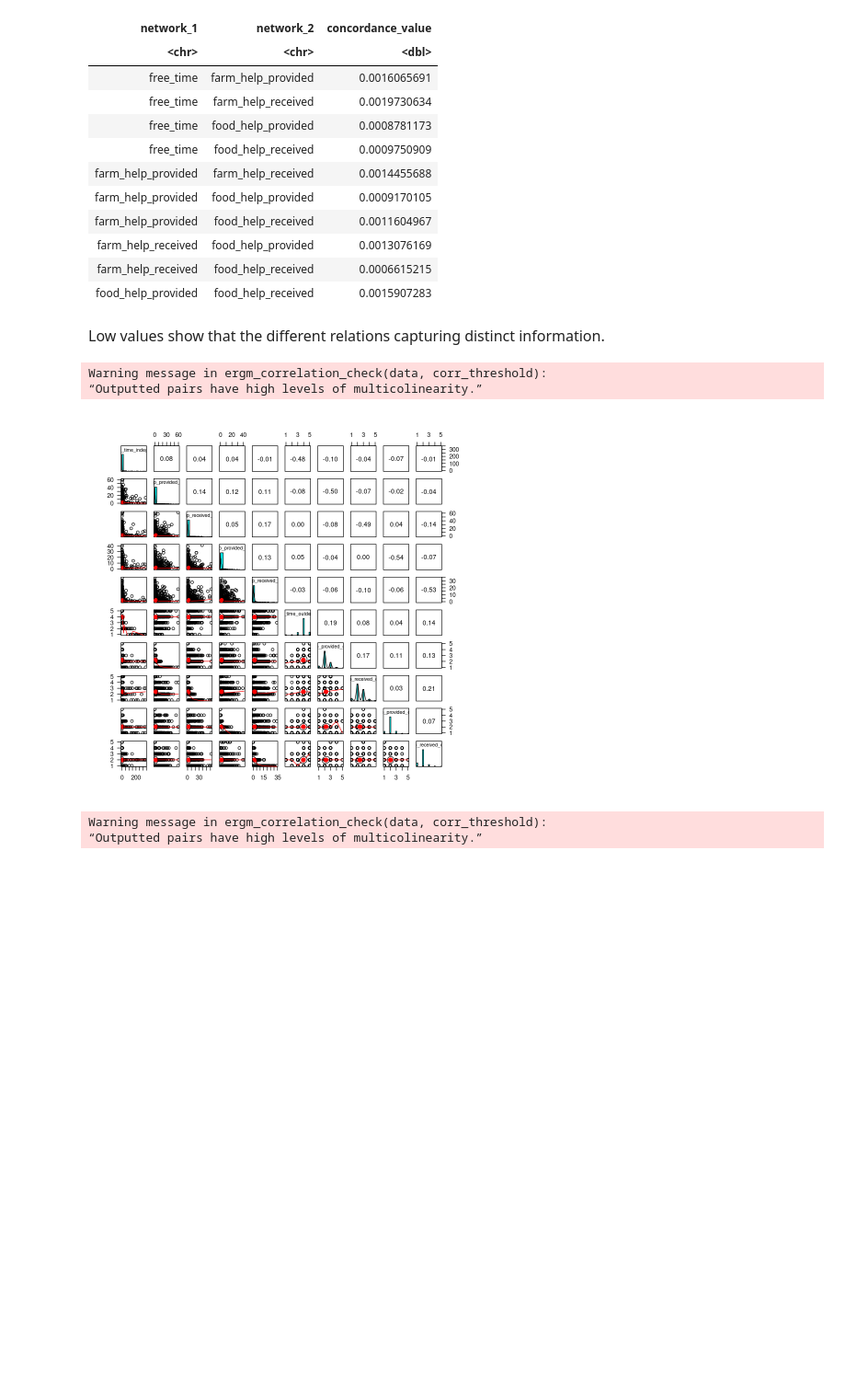
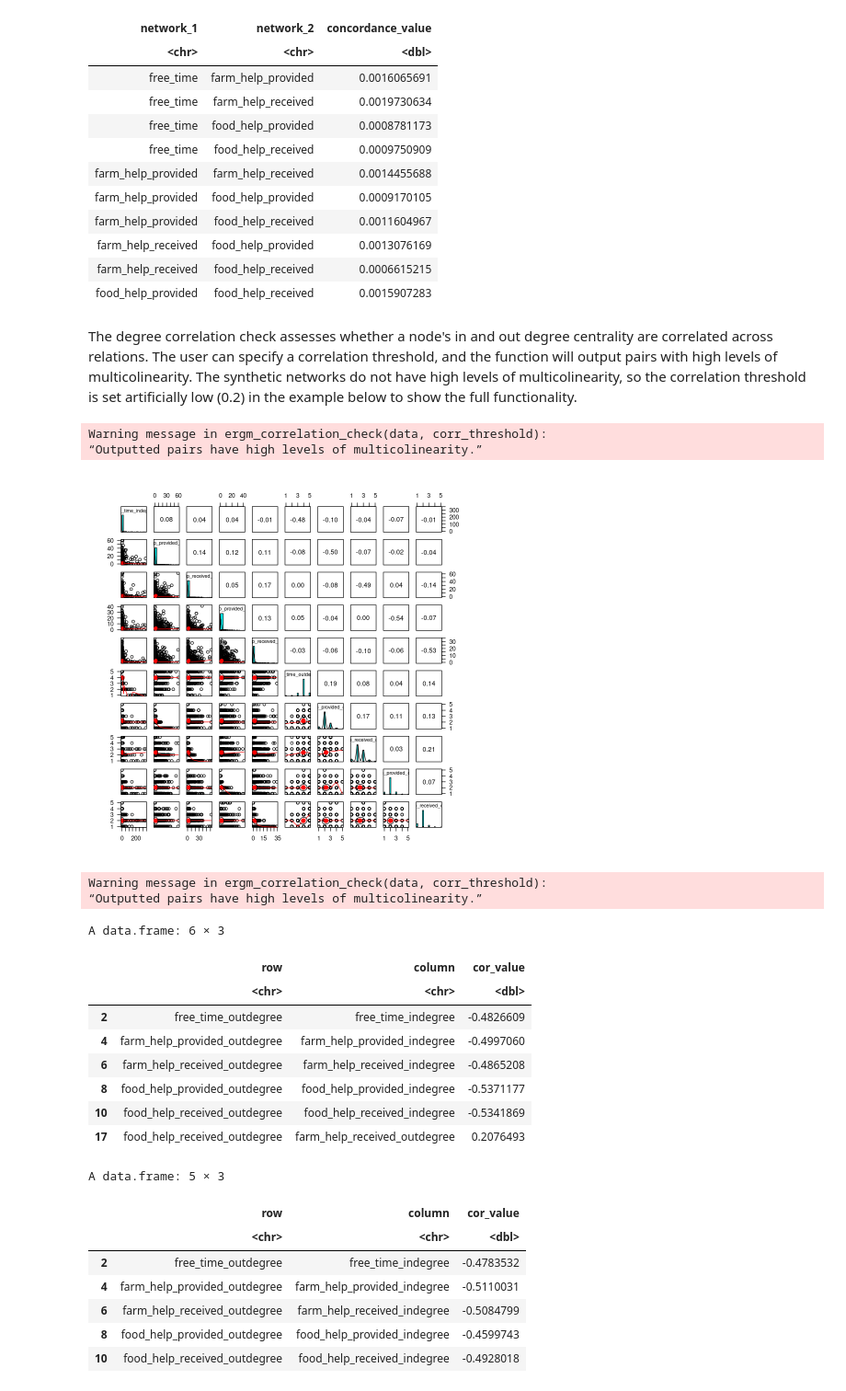
Before and after one commit to tmbarrett2/ergm-based-diffusion-simulations, a Jupyter notebook: ERGM_diagnostics_demonstration/ERGM_Diagnostics_Demo.ipynb, the cells around one changed output. Shown at 92% size. Drawn from its saved outputs; the diff is of its cells as text; code cells hidden in the pictures; blank space fills up the shorter version.

Commit message:
clean up ergm diagnostic examples

```diff
--- a/ERGM_diagnostics_demonstration/ERGM_Diagnostics_Demo.ipynb
+++ b/ERGM_diagnostics_demonstration/ERGM_Diagnostics_Demo.ipynb
@@ -128,15 +99,34 @@ A data.frame: 10 × 3
 | farm_help_received | food_help_provided | 0.0013076169 |
 | farm_help_received | food_help_received | 0.0006615215 |
 | food_help_provided | food_help_received | 0.0015907283 |
-# %% [markdown]
-<div style="font-size:12pt">Low values show that the different relations capturing distinct information.</div>
+# %% [markdown]
+The degree correlation check assesses whether a node's in and out degree centrality are correlated across relations. The user can specify a correlation threshold, and the function will output pairs with high levels of multicolinearity. The synthetic networks do not have high levels of multicolinearity, so the correlation threshold is set artificially low (0.2) in the example below to show the full functionality.
 # %%
-# Conduct Degree Correlation Checks on Synthetic Networks
-correlation_check_test <- ergm_correlation_check_iterative(synthetic_data, 0.6)
+#   Conduct Degree Correlation Checks on Synthetic Networks
+    correlation_check_test <- ergm_correlation_check_iterative(synthetic_data, 0.2)
+    correlation_check_test$meta_network_1$correlated_pairs
+    correlation_check_test$meta_network_2$correlated_pairs
 # %% [output]
 Warning message in ergm_correlation_check(data, corr_threshold):
 “Outputted pairs have high levels of multicolinearity.”
 [figure]
 Warning message in ergm_correlation_check(data, corr_threshold):
 “Outputted pairs have high levels of multicolinearity.”
+A data.frame: 6 × 3
+|  | row | column | cor_value |
+|  | <chr> | <chr> | <dbl> |
+| 2 | free_time_outdegree | free_time_indegree | -0.4826609 |
+| 4 | farm_help_provided_outdegree | farm_help_provided_indegree | -0.4997060 |
+| 6 | farm_help_received_outdegree | farm_help_received_indegree | -0.4865208 |
+| 8 | food_help_provided_outdegree | food_help_provided_indegree | -0.5371177 |
+| 10 | food_help_received_outdegree | food_help_received_indegree | -0.5341869 |
+| 17 | food_help_received_outdegree | farm_help_received_outdegree | 0.2076493 |
+A data.frame: 5 × 3
+|  | row | column | cor_value |
+|  | <chr> | <chr> | <dbl> |
+| 2 | free_time_outdegree | free_time_indegree | -0.4783532 |
+| 4 | farm_help_provided_outdegree | farm_help_provided_indegree | -0.5110031 |
+| 6 | farm_help_received_outdegree | farm_help_received_indegree | -0.5084799 |
+| 8 | food_help_provided_outdegree | food_help_provided_indegree | -0.4599743 |
+| 10 | food_help_received_outdegree | food_help_received_indegree | -0.4928018 |
 [figure]
```
Also changed, not shown: parts of 9 cells of this notebook.
